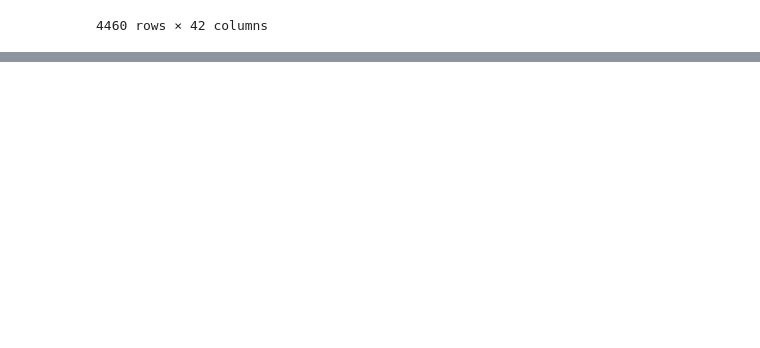
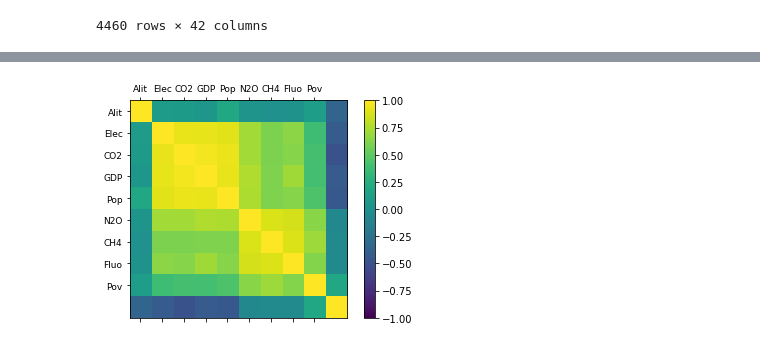
Before and after one commit to xiaomanluo/world_nightlight, a Jupyter notebook: nightlight.ipynb, the cells around one changed output, grey strips where cells are left out. Cells and saved outputs as stored; diff of their text form; code cells hidden in the pictures; blank space fills up the shorter version.

Commit message:
correlation plot

```diff
--- a/nightlight.ipynb
+++ b/nightlight.ipynb
@@ -782,0 +859,19 @@ all_merged.drop(columns = 'Consolidated')
+# %%
+# Correction Matrix Plot
+data_corr = data[['Area Lit', 'Electricity Consumption','CO2 Emissions','GDP','Population',
+'N2O Emissions','CH4 Emissions','Fluoride Emissions','Poverty Headcount Ratio']]
+names = ['Alit', 'Elec','CO2','GDP','Pop','N2O','CH4','Fluo','Pov']
+correlations = data.corr()
+# plot correlation matrix
+fig = plt.figure()
+ax = fig.add_subplot(111)
+cax = ax.matshow(correlations, vmin=-1, vmax=1)
+fig.colorbar(cax)
+ticks = np.arange(0,9,1)
+ax.set_xticks(ticks)
+ax.set_yticks(ticks)
+ax.set_xticklabels(names, size = 9)
+ax.set_yticklabels(names, size = 9)
+plt.show()
+# %% [output]
+[figure, added]
```
Also changed, not shown: parts of 21 cells of this notebook.
